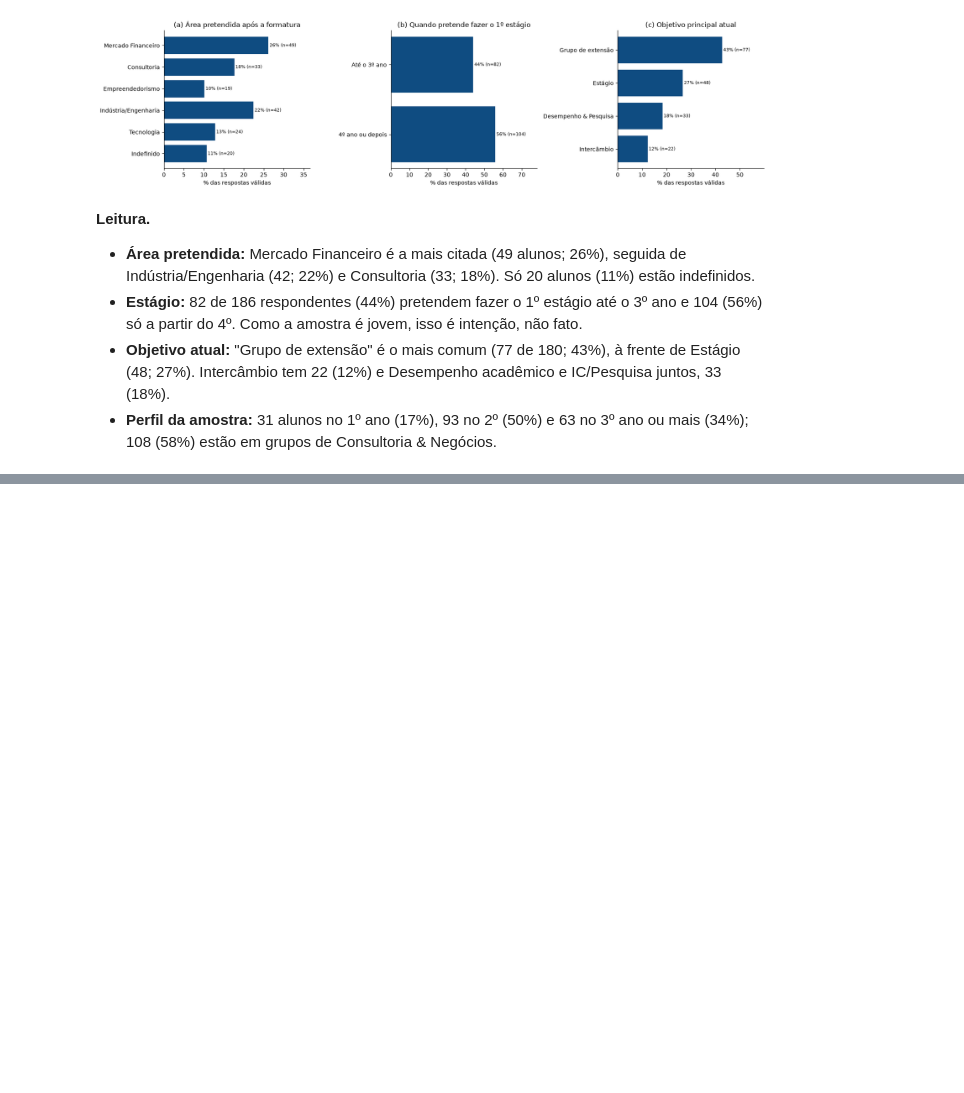
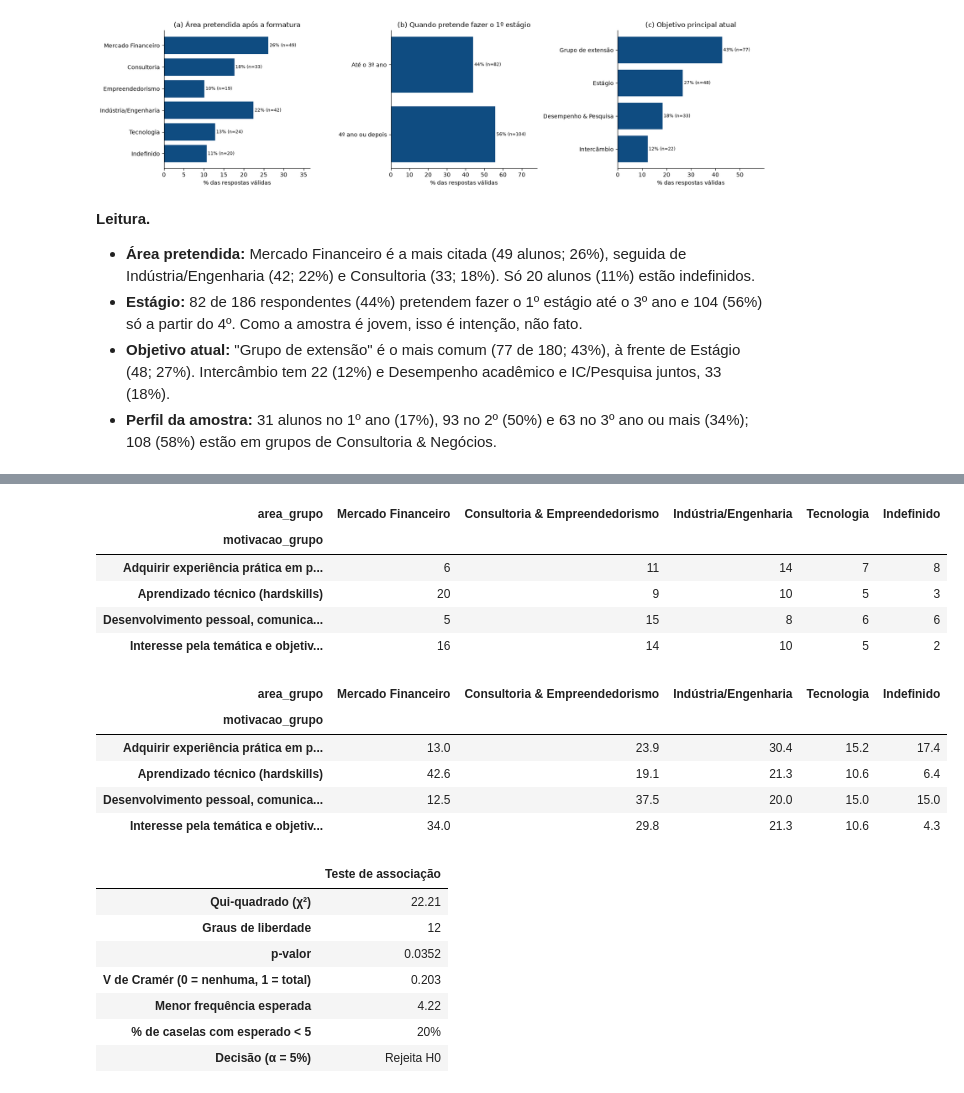
Before and after one commit to psallescard/estudo-grupos-de-extensao, a Jupyter notebook: notebooks/02_Carreira_Trajetoria_Objetivos.ipynb, the cells around one changed output, grey strips where cells are left out. Cells and saved outputs as stored; diff of their text form; code cells hidden in the pictures; blank space fills up the shorter version.

```diff
--- a/notebooks/02_Carreira_Trajetoria_Objetivos.ipynb
+++ b/notebooks/02_Carreira_Trajetoria_Objetivos.ipynb
@@ -124,0 +256,29 @@ plot_category_distribution(df, [("area_pretendida", "(a) Área pretendida após
+# %%
+p2_sample = analysis_sample(df, ["motivacao_grupo", "area_grupo"], exclude={"motivacao_grupo": ["Outros"]})
+p2_observed, p2_result = chi_square_association(p2_sample, "motivacao_grupo", "area_grupo")
+p2_observed.to_csv(TAB_DIR / "f3_tab08_p2_motivacao_x_area.csv")
+p2_result.to_csv(TAB_DIR / "f3_tab09_p2_qui_quadrado.csv")
+display(p2_observed)
+display(row_percentages(p2_observed))
+p2_result
+# %% [output]
+| area_grupo | Mercado Financeiro | Consultoria & Empreendedorismo | Indústria/Engenharia | Tecnologia | Indefinido |
+| motivacao_grupo |  |  |  |  |  |
+| Adquirir experiência prática em p... | 6 | 11 | 14 | 7 | 8 |
+| Aprendizado técnico (hardskills) | 20 | 9 | 10 | 5 | 3 |
+| Desenvolvimento pessoal, comunica... | 5 | 15 | 8 | 6 | 6 |
+| Interesse pela temática e objetiv... | 16 | 14 | 10 | 5 | 2 |
+| area_grupo | Mercado Financeiro | Consultoria & Empreendedorismo | Indústria/Engenharia | Tecnologia | Indefinido |
+| motivacao_grupo |  |  |  |  |  |
+| Adquirir experiência prática em p... | 13.0 | 23.9 | 30.4 | 15.2 | 17.4 |
+| Aprendizado técnico (hardskills) | 42.6 | 19.1 | 21.3 | 10.6 | 6.4 |
+| Desenvolvimento pessoal, comunica... | 12.5 | 37.5 | 20.0 | 15.0 | 15.0 |
+| Interesse pela temática e objetiv... | 34.0 | 29.8 | 21.3 | 10.6 | 4.3 |
+|  | Teste de associação |
+| Qui-quadrado (χ²) | 22.21 |
+| Graus de liberdade | 12 |
+| p-valor | 0.0352 |
+| V de Cramér (0 = nenhuma, 1 = total) | 0.203 |
+| Menor frequência esperada | 4.22 |
+| % de caselas com esperado < 5 | 20% |
+| Decisão (α = 5%) | Rejeita H0 |
```
Also changed, not shown: parts of 9 cells of this notebook, 11 other files.
